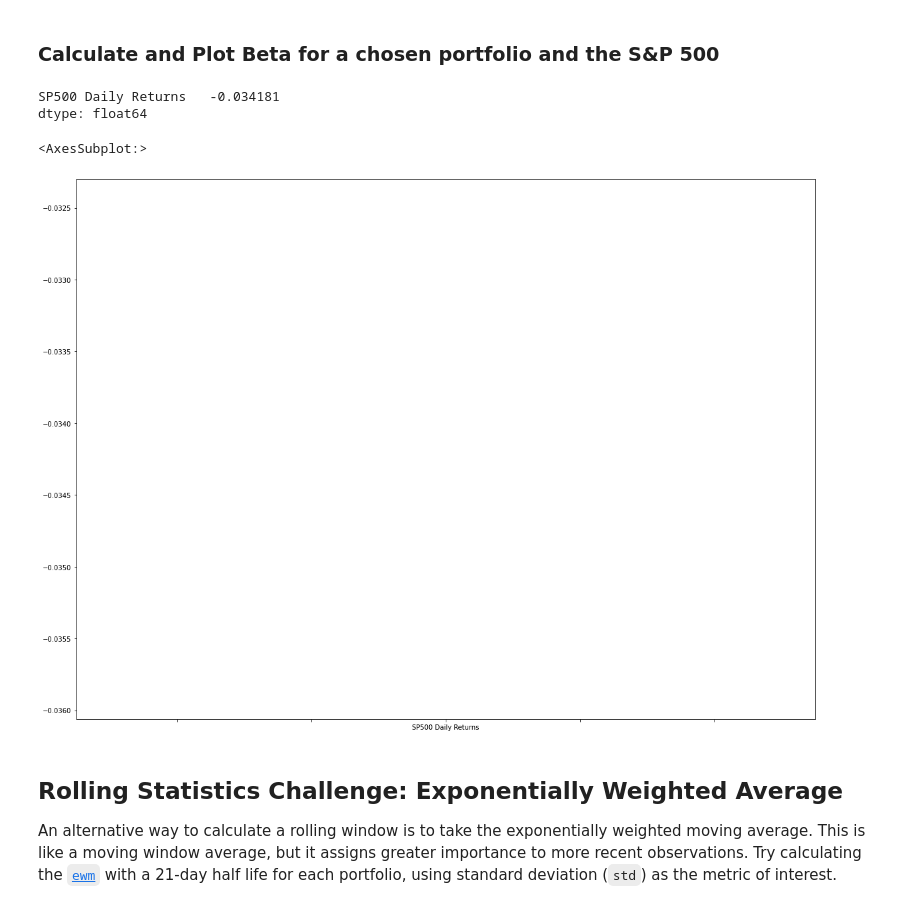
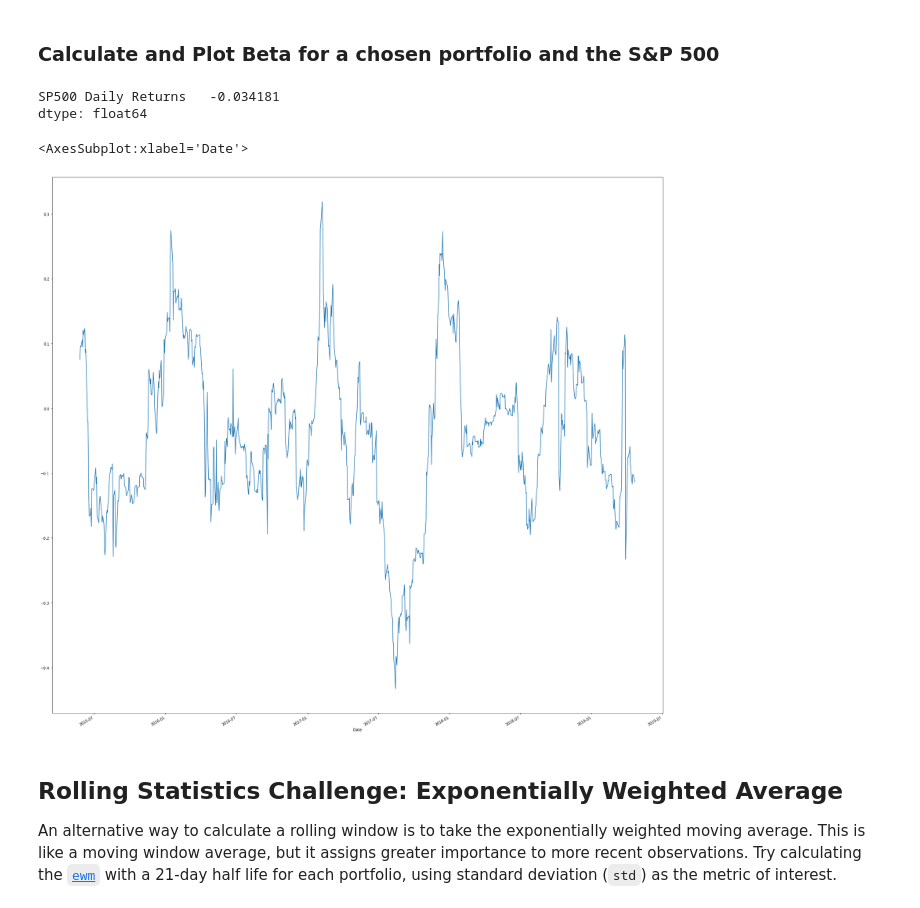
Before and after one commit to Avrpatel/Homework-3-Pandas, a Jupyter notebook: Starter_Code/whale_analysis.ipynb, the cells around one changed output. Cells and saved outputs as stored; diff of their text form; code cells hidden in the pictures.

Commit message:
finished working on homework and fixed beta sections. conclusion added.

```diff
--- a/Starter_Code/whale_analysis.ipynb
+++ b/Starter_Code/whale_analysis.ipynb
@@ -333,27 +333,38 @@ sns.heatmap(fin_corr)
 # %%
 # Calculate covariance of a single portfolio
 
-algo_1_cova =all_returns['Algo 1'].cov(all_returns['SP500 Daily Returns'])
+algo_1_cova = all_returns['Algo 1'].cov(all_returns['SP500 Daily Returns'])
 
 # Calculate variance of S&P 500
 
 sp500_variance = sp500_daily_returns.var()
 
 
 # Computing beta
 
-algo_beta = algo_1_cova / sp500_vari
+algo_beta = algo_1_cova / sp500_variance
 
 print(algo_beta)
 
 # Plot beta trend
 
-algo_beta.plot(figsize=(20,15))
+# algo_beta.plot(figsize=(20,15))
+
+
+#Choose one portfolio, then calculate and plot the 60-day rolling beta between it and the S&P 500.
+
+rolling_algo_1_cova = all_returns['Algo 1'].rolling(window=60).cov(all_returns['SP500 Daily Returns'])
+
+rolling_sp500_variance = all_returns['SP500 Daily Returns'].rolling(window=60).var()
+
+rolling_algo_beta = rolling_algo_1_cova / rolling_sp500_variance
+
+rolling_algo_beta.plot(figsize=(30,30))
 # %% [output]
 SP500 Daily Returns   -0.034181
 dtype: float64
-<AxesSubplot:>
+<AxesSubplot:xlabel='Date'>
-[figure, old version]
+[figure, new version]
 # %% [markdown]
 ## Rolling Statistics Challenge: Exponentially Weighted Average
 
```
Also changed, not shown: parts of 3 cells of this notebook.
